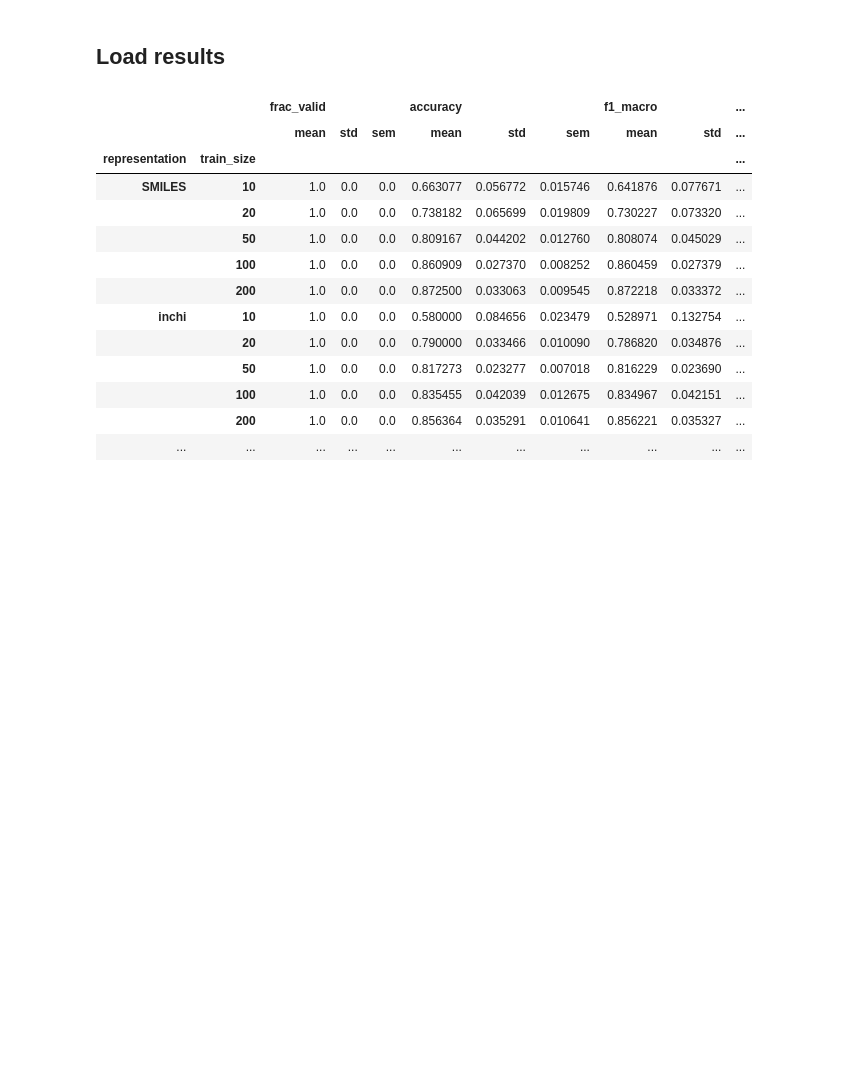
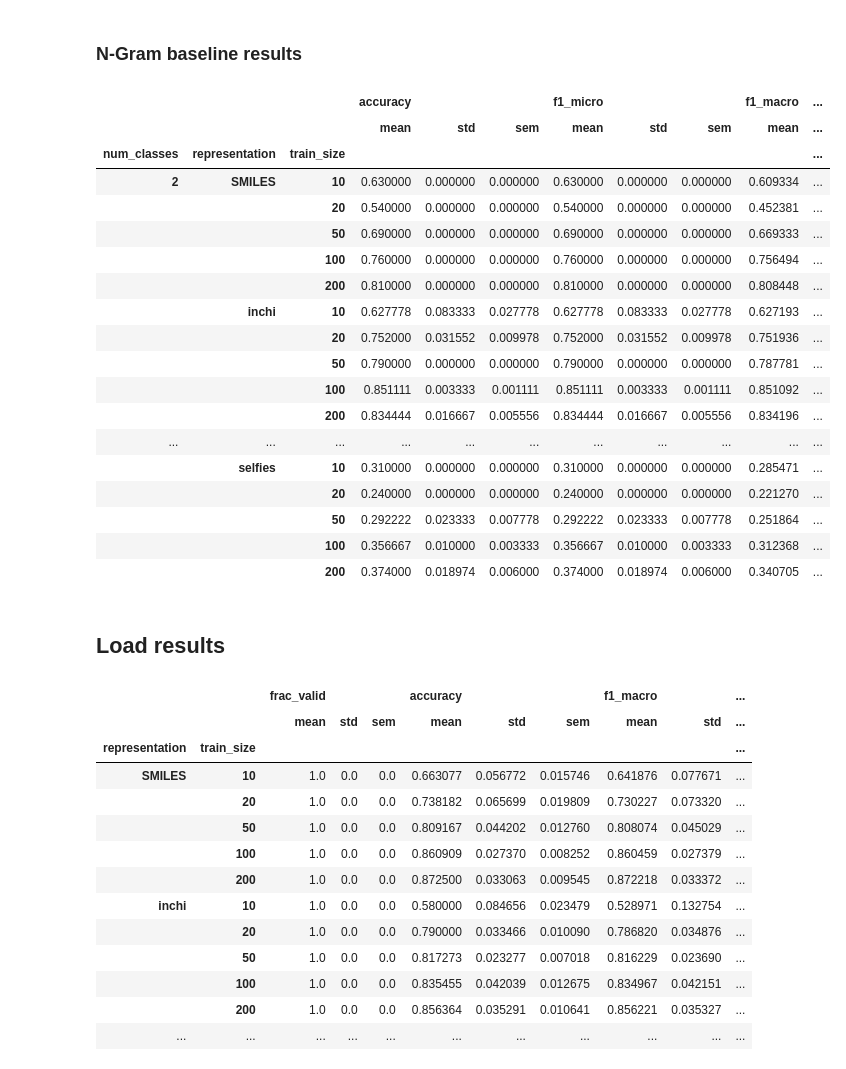
Before and after one commit to kjappelbaum/gptchem, a Jupyter notebook: experiments/03_classification/photoswitch/plot_results.ipynb, the cells around one changed output. Saved outputs shown, nothing was run; the diff lists cells and outputs as text; code cells hidden in the pictures; blank space fills up the shorter version.

```diff
--- a/experiments/03_classification/photoswitch/plot_results.ipynb
+++ b/experiments/03_classification/photoswitch/plot_results.ipynb
@@ -31,3 +52,44 @@ molclr_grouped = (
+# %% [markdown]
+### N-Gram baseline results
+# %%
+n_gram_baseline = glob("ngram_baseline/*.pkl")
+# %%
+n_gram_baseline_results = []
+
+for f in n_gram_baseline:
+    n_gram_baseline_results.append(load_pickle(f))
+# %%
+n_gram_baseline_results = pd.DataFrame(n_gram_baseline_results)
+# %%
+n_gram_baseline_results_grouped = (
+    n_gram_baseline_results[
+        ["num_classes", "representation", "train_size", "accuracy", "f1_micro", "f1_macro", "kappa"]
+    ]
+    .groupby(["num_classes", "representation", "train_size"])
+    .agg(["mean", "std", sem])
+)
+# %%
+n_gram_baseline_results_grouped
+# %% [output]
+|  |  |  | accuracy |  |  | f1_micro |  |  | f1_macro | ... |
+|  |  |  | mean | std | sem | mean | std | sem | mean | ... |
+| num_classes | representation | train_size |  |  |  |  |  |  |  | ... |
+| 2 | SMILES | 10 | 0.630000 | 0.000000 | 0.000000 | 0.630000 | 0.000000 | 0.000000 | 0.609334 | ... |
+|  |  | 20 | 0.540000 | 0.000000 | 0.000000 | 0.540000 | 0.000000 | 0.000000 | 0.452381 | ... |
+|  |  | 50 | 0.690000 | 0.000000 | 0.000000 | 0.690000 | 0.000000 | 0.000000 | 0.669333 | ... |
+|  |  | 100 | 0.760000 | 0.000000 | 0.000000 | 0.760000 | 0.000000 | 0.000000 | 0.756494 | ... |
+|  |  | 200 | 0.810000 | 0.000000 | 0.000000 | 0.810000 | 0.000000 | 0.000000 | 0.808448 | ... |
+|  | inchi | 10 | 0.627778 | 0.083333 | 0.027778 | 0.627778 | 0.083333 | 0.027778 | 0.627193 | ... |
+|  |  | 20 | 0.752000 | 0.031552 | 0.009978 | 0.752000 | 0.031552 | 0.009978 | 0.751936 | ... |
+|  |  | 50 | 0.790000 | 0.000000 | 0.000000 | 0.790000 | 0.000000 | 0.000000 | 0.787781 | ... |
+|  |  | 100 | 0.851111 | 0.003333 | 0.001111 | 0.851111 | 0.003333 | 0.001111 | 0.851092 | ... |
+|  |  | 200 | 0.834444 | 0.016667 | 0.005556 | 0.834444 | 0.016667 | 0.005556 | 0.834196 | ... |
+| ... | ... | ... | ... | ... | ... | ... | ... | ... | ... | ... |
+|  | selfies | 10 | 0.310000 | 0.000000 | 0.000000 | 0.310000 | 0.000000 | 0.000000 | 0.285471 | ... |
+|  |  | 20 | 0.240000 | 0.000000 | 0.000000 | 0.240000 | 0.000000 | 0.000000 | 0.221270 | ... |
+|  |  | 50 | 0.292222 | 0.023333 | 0.007778 | 0.292222 | 0.023333 | 0.007778 | 0.251864 | ... |
+|  |  | 100 | 0.356667 | 0.010000 | 0.003333 | 0.356667 | 0.010000 | 0.003333 | 0.312368 | ... |
+|  |  | 200 | 0.374000 | 0.018974 | 0.006000 | 0.374000 | 0.018974 | 0.006000 | 0.340705 | ... |
 # %% [markdown]
 ## Load results
 # %%
```
Also changed, not shown: parts of 8 cells of this notebook, 42 other files.
